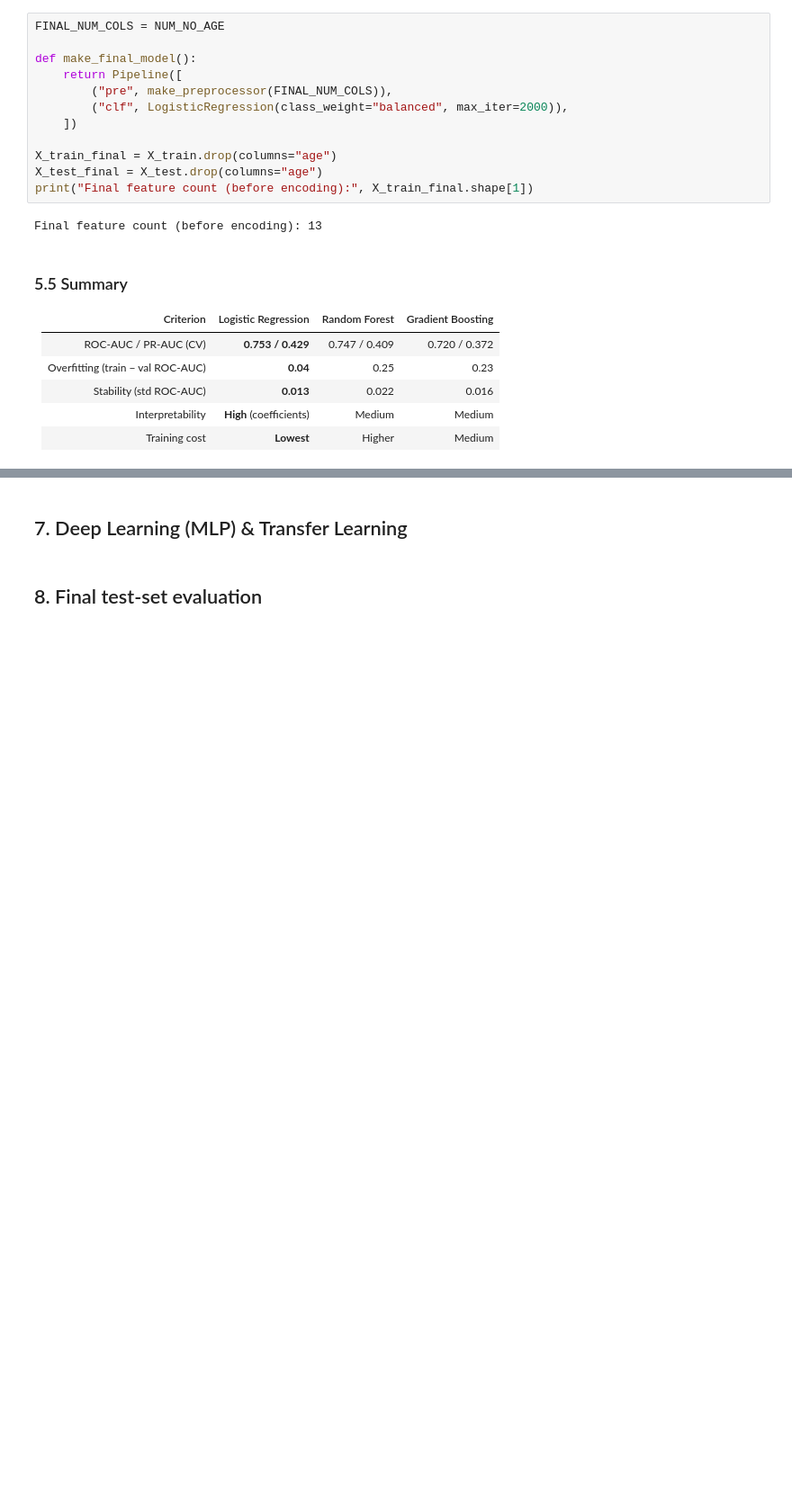
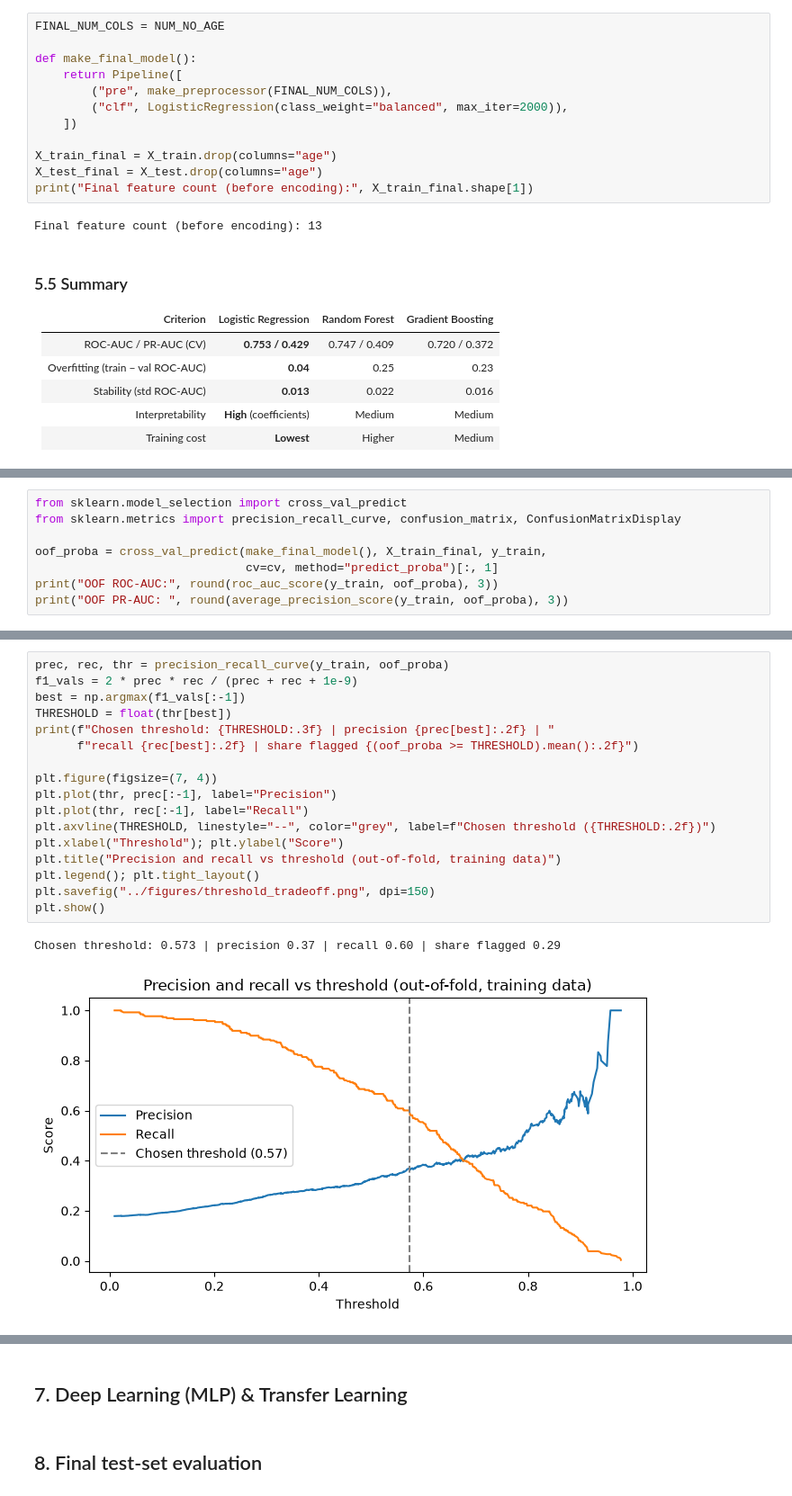
Before and after one commit to mineterkan/customer-churn-prediction, a Jupyter notebook: notebooks/churn_analysis.ipynb, the cells around one changed output, grey strips where cells are left out. Shown at 90% size. Drawn from its saved outputs; the diff is of its cells as text; blank space fills up the shorter version.

Commit message:
Add threshold selection, confusion matrix, error analysis and interpretation

```diff
--- a/notebooks/churn_analysis.ipynb
+++ b/notebooks/churn_analysis.ipynb
@@ -711,0 +712,8 @@ Final feature count (before encoding): 13
+# %%
+from sklearn.model_selection import cross_val_predict
+from sklearn.metrics import precision_recall_curve, confusion_matrix, ConfusionMatrixDisplay
+
+oof_proba = cross_val_predict(make_final_model(), X_train_final, y_train,
+                              cv=cv, method="predict_proba")[:, 1]
+print("OOF ROC-AUC:", round(roc_auc_score(y_train, oof_proba), 3))
+print("OOF PR-AUC: ", round(average_precision_score(y_train, oof_proba), 3))
@@ -711,0 +761,20 @@ Final feature count (before encoding): 13
+# %%
+prec, rec, thr = precision_recall_curve(y_train, oof_proba)
+f1_vals = 2 * prec * rec / (prec + rec + 1e-9)
+best = np.argmax(f1_vals[:-1])
+THRESHOLD = float(thr[best])
+print(f"Chosen threshold: {THRESHOLD:.3f} | precision {prec[best]:.2f} | "
+      f"recall {rec[best]:.2f} | share flagged {(oof_proba >= THRESHOLD).mean():.2f}")
+
+plt.figure(figsize=(7, 4))
+plt.plot(thr, prec[:-1], label="Precision")
+plt.plot(thr, rec[:-1], label="Recall")
+plt.axvline(THRESHOLD, linestyle="--", color="grey", label=f"Chosen threshold ({THRESHOLD:.2f})")
+plt.xlabel("Threshold"); plt.ylabel("Score")
+plt.title("Precision and recall vs threshold (out-of-fold, training data)")
+plt.legend(); plt.tight_layout()
+plt.savefig("../figures/threshold_tradeoff.png", dpi=150)
+plt.show()
+# %% [output]
+Chosen threshold: 0.573 | precision 0.37 | recall 0.60 | share flagged 0.29
+[figure, added]
```
Also changed, not shown: parts of 15 cells of this notebook, 3 other files.
